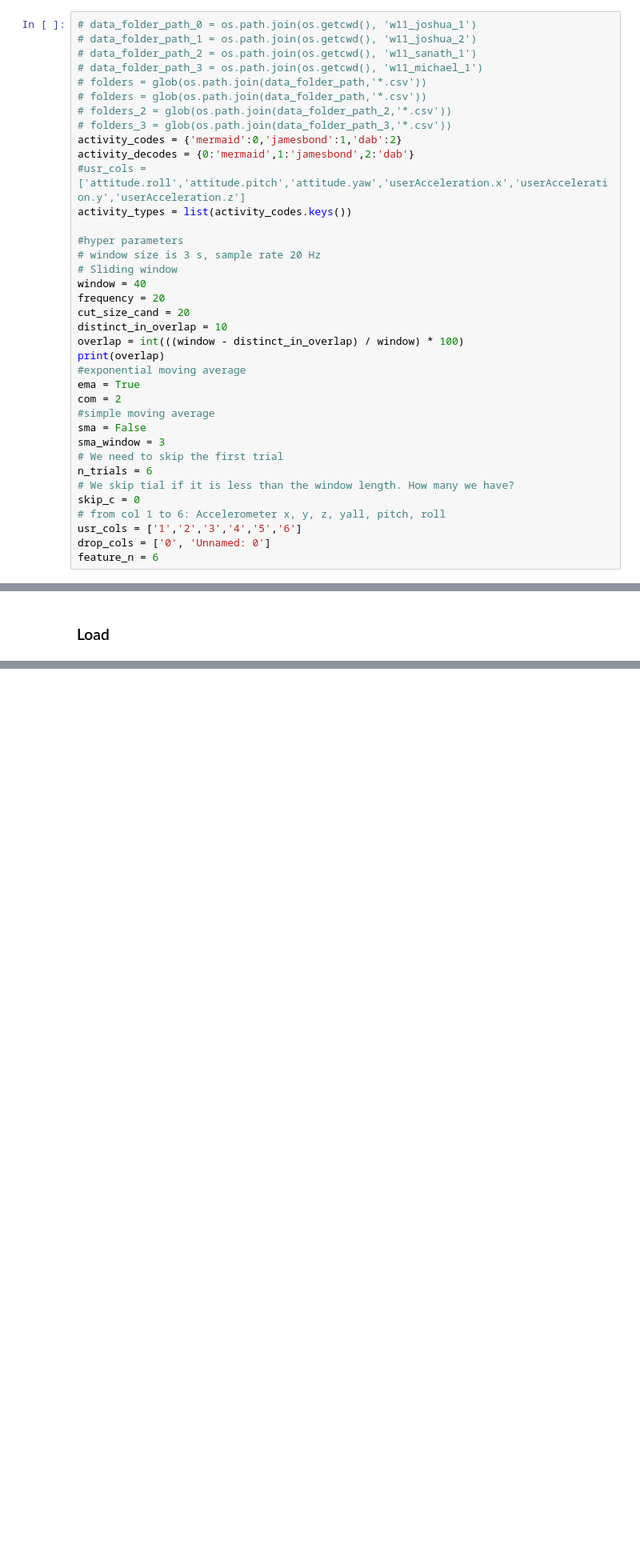
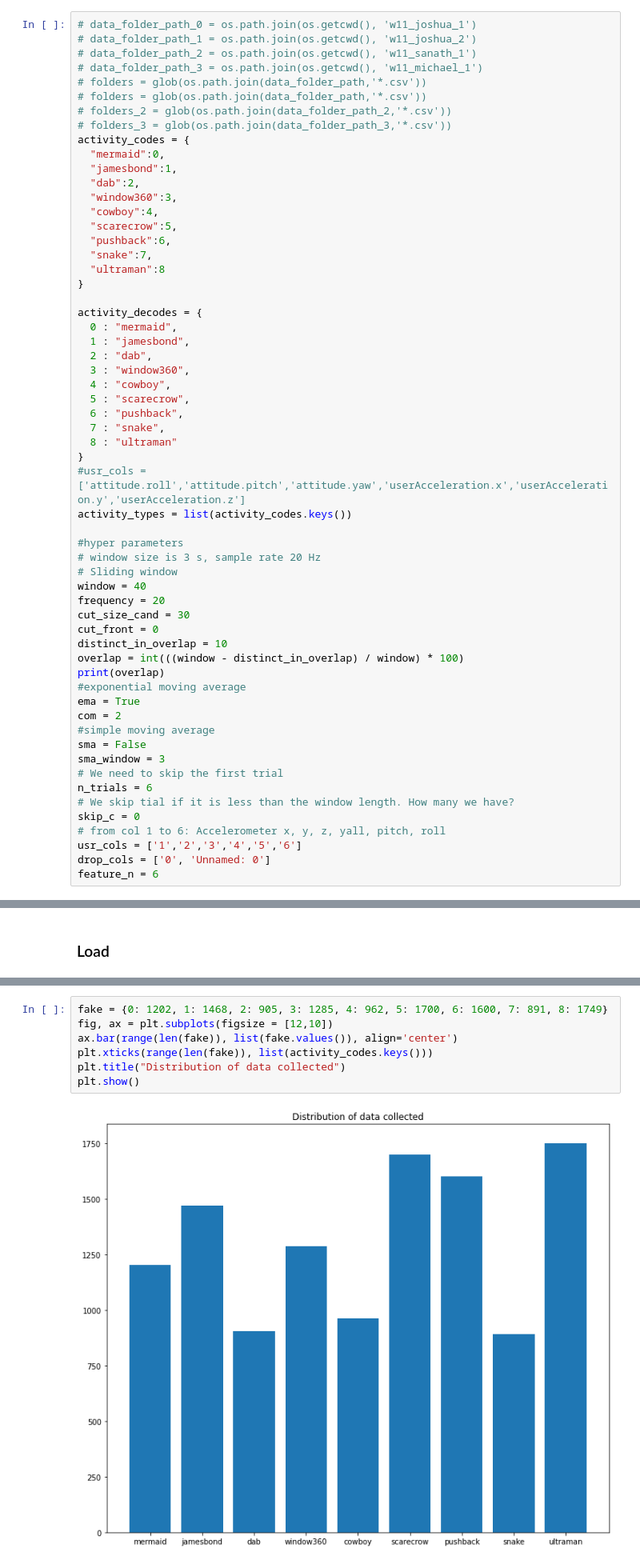
Before and after one commit to CG4002-AY2122S1-B02/CG4002_Capstone, a Jupyter notebook: ML/boing_week_13.ipynb, the cells around one changed output, grey strips where cells are left out. Shown at 80% size. Drawn from its saved outputs; the diff is of its cells as text; blank space fills up the shorter version.

```diff
--- a/ML/boing_week_13.ipynb
+++ b/ML/boing_week_13.ipynb
@@ -42,8 +58,29 @@ This dataset is for w11, contains mermaid : 0, jamesbond: 1, dab:2
 # folders = glob(os.path.join(data_folder_path,'*.csv'))
 # folders_2 = glob(os.path.join(data_folder_path_2,'*.csv'))
 # folders_3 = glob(os.path.join(data_folder_path_3,'*.csv'))
-activity_codes = {'mermaid':0,'jamesbond':1,'dab':2}
-activity_decodes = {0:'mermaid',1:'jamesbond',2:'dab'}
+activity_codes = {
+  "mermaid":0,
+  "jamesbond":1,
+  "dab":2,
+  "window360":3,
+  "cowboy":4,
+  "scarecrow":5,
+  "pushback":6,
+  "snake":7,
+  "ultraman":8
+}
+
+activity_decodes = {
+  0 : "mermaid",
+  1 : "jamesbond",
+  2 : "dab",
+  3 : "window360",
+  4 : "cowboy",
+  5 : "scarecrow",
+  6 : "pushback",
+  7 : "snake",
+  8 : "ultraman"
+}
 #usr_cols = ['attitude.roll','attitude.pitch','attitude.yaw','userAcceleration.x','userAcceleration.y','userAcceleration.z']
 activity_types = list(activity_codes.keys())
 
@@ -52,7 +89,8 @@ activity_types = list(activity_codes.keys())
 # Sliding window
 window = 40
 frequency = 20
-cut_size_cand = 20
+cut_size_cand = 30
+cut_front = 0
 distinct_in_overlap = 10
 overlap = int(((window - distinct_in_overlap) / window) * 100)
 print(overlap)
@@ -474,3 +305,12 @@ mermaid: 1422, jamesbond: 1604, dab: 1937
+# %%
+fake = {0: 1202, 1: 1468, 2: 905, 3: 1285, 4: 962, 5: 1700, 6: 1600, 7: 891, 8: 1749}
+fig, ax = plt.subplots(figsize = [12,10])
+ax.bar(range(len(fake)), list(fake.values()), align='center')
+plt.xticks(range(len(fake)), list(activity_codes.keys()))
+plt.title("Distribution of data collected")
+plt.show()
+# %% [output]
+[figure, added]
 # %% [markdown]
 ## What about dirrectly train with CNN? ##
 # %%
```
Also changed, not shown: parts of 54 cells of this notebook, 1 other file.
